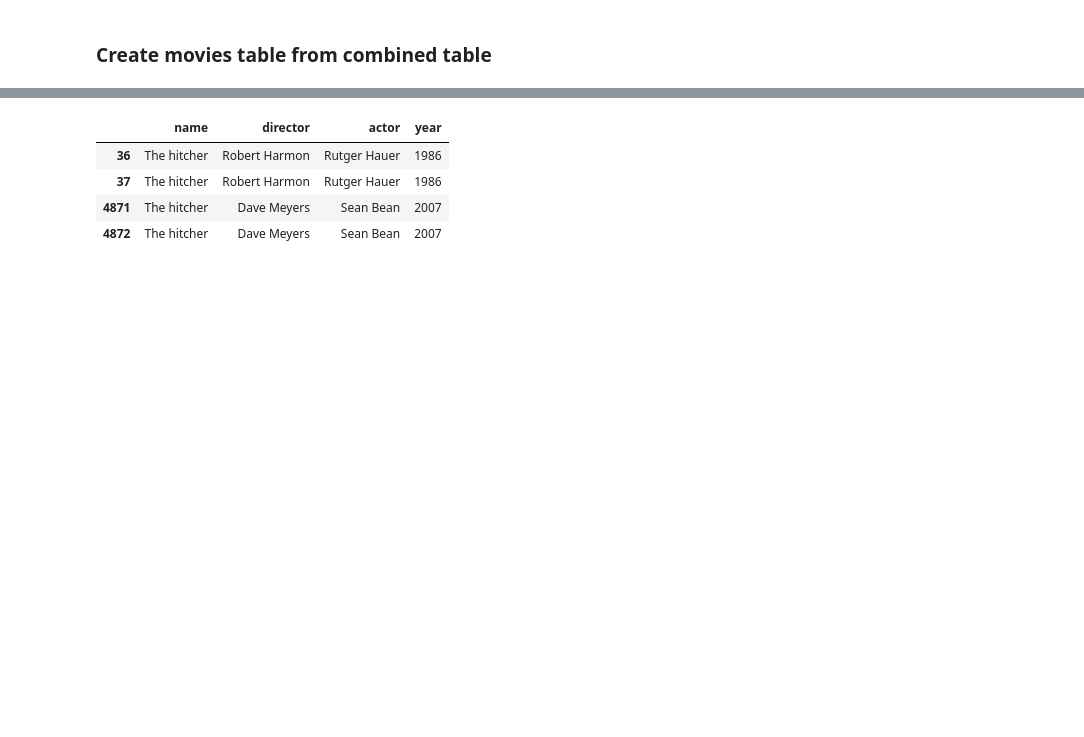
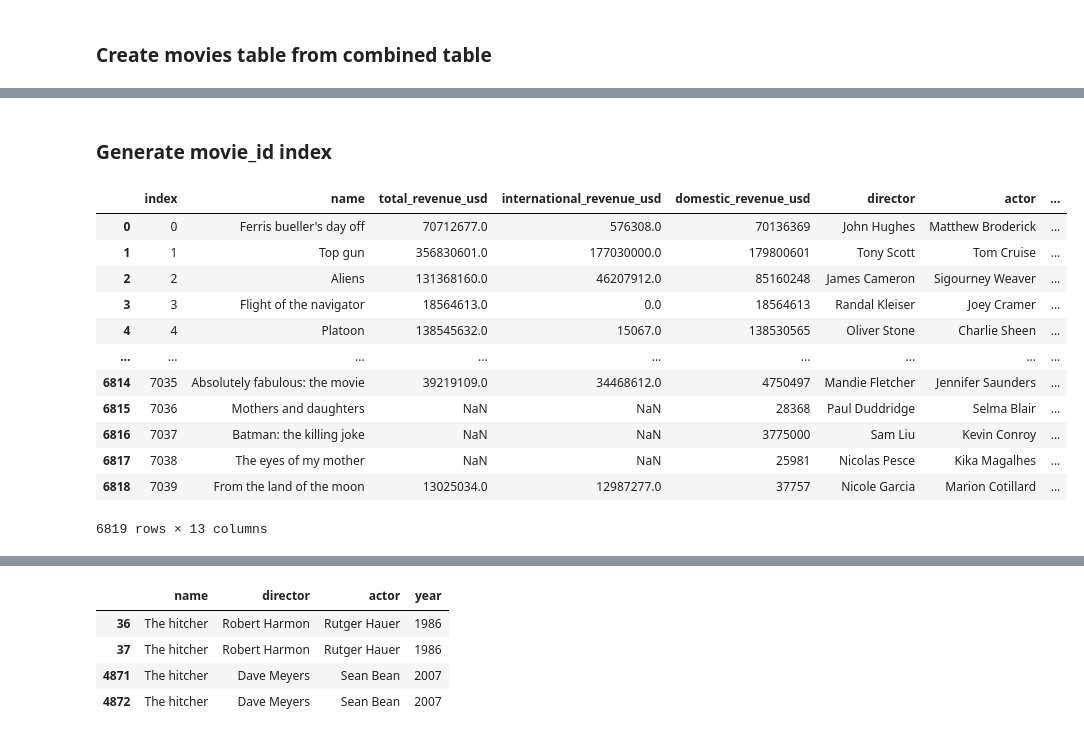
Before and after one commit to IrinaUX/Group7-ETL-Project, a Jupyter notebook: ETL_final.ipynb, the cells around one changed output, grey strips where cells are left out. Drawn from its saved outputs; the diff is of its cells as text; code cells hidden in the pictures; blank space fills up the shorter version.

```diff
--- a/ETL_final.ipynb
+++ b/ETL_final.ipynb
@@ -528,7 +487,7 @@ combined_gross_info.head()
 ### Create movies table from combined table
 # %%
 # Re-arrange the columns and write into new table
-movies = combined_gross_info[['name','total_revenue_usd','international_revenue_usd','domestic_revenue_usd',
+movies = clean_combined_df[['name','total_revenue_usd','international_revenue_usd','domestic_revenue_usd',
                               'director','actor','writer','genre','rating','company','country','year']]
 # %%
 movies.head()
@@ -541,0 +501,4 @@ movies.head()
+# %%
+# Fill NaN values with zeroes
+movies[['total_revenue_usd','international_revenue_usd','domestic_revenue_usd']] = \
+    movies[['total_revenue_usd','international_revenue_usd','domestic_revenue_usd']].fillna(0)
@@ -541,0 +531,19 @@ movies.head()
+# %% [markdown]
+### Generate movie_id index
+# %%
+# Reset index
+movies.reset_index()
+# %% [output]
+|  | index | name | total_revenue_usd | international_revenue_usd | domestic_revenue_usd | director | actor | ... |
+| 0 | 0 | Ferris bueller's day off | 70712677.0 | 576308.0 | 70136369 | John Hughes | Matthew Broderick | ... |
+| 1 | 1 | Top gun | 356830601.0 | 177030000.0 | 179800601 | Tony Scott | Tom Cruise | ... |
+| 2 | 2 | Aliens | 131368160.0 | 46207912.0 | 85160248 | James Cameron | Sigourney Weaver | ... |
+| 3 | 3 | Flight of the navigator | 18564613.0 | 0.0 | 18564613 | Randal Kleiser | Joey Cramer | ... |
+| 4 | 4 | Platoon | 138545632.0 | 15067.0 | 138530565 | Oliver Stone | Charlie Sheen | ... |
+| ... | ... | ... | ... | ... | ... | ... | ... | ... |
+| 6814 | 7035 | Absolutely fabulous: the movie | 39219109.0 | 34468612.0 | 4750497 | Mandie Fletcher | Jennifer Saunders | ... |
+| 6815 | 7036 | Mothers and daughters | NaN | NaN | 28368 | Paul Duddridge | Selma Blair | ... |
+| 6816 | 7037 | Batman: the killing joke | NaN | NaN | 3775000 | Sam Liu | Kevin Conroy | ... |
+| 6817 | 7038 | The eyes of my mother | NaN | NaN | 25981 | Nicolas Pesce | Kika Magalhes | ... |
+| 6818 | 7039 | From the land of the moon | 13025034.0 | 12987277.0 | 37757 | Nicole Garcia | Marion Cotillard | ... |
+6819 rows × 13 columns
```
Also changed, not shown: parts of 21 cells of this notebook.
